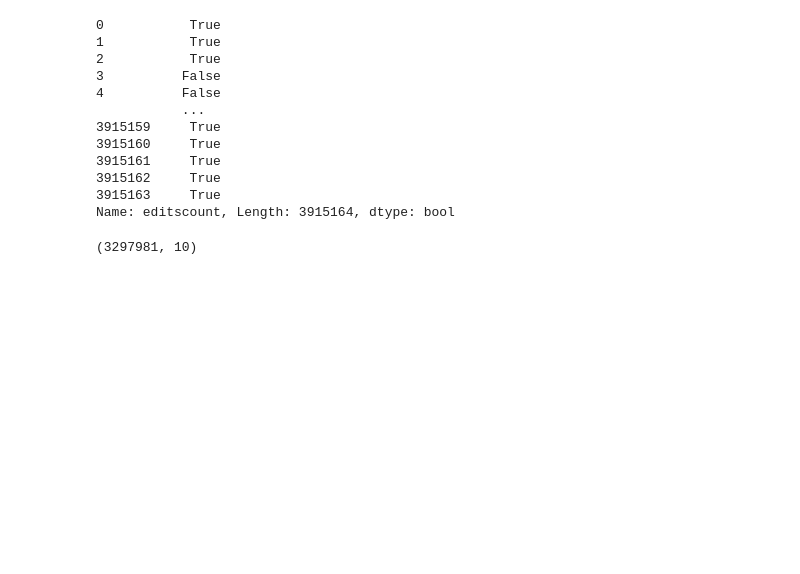
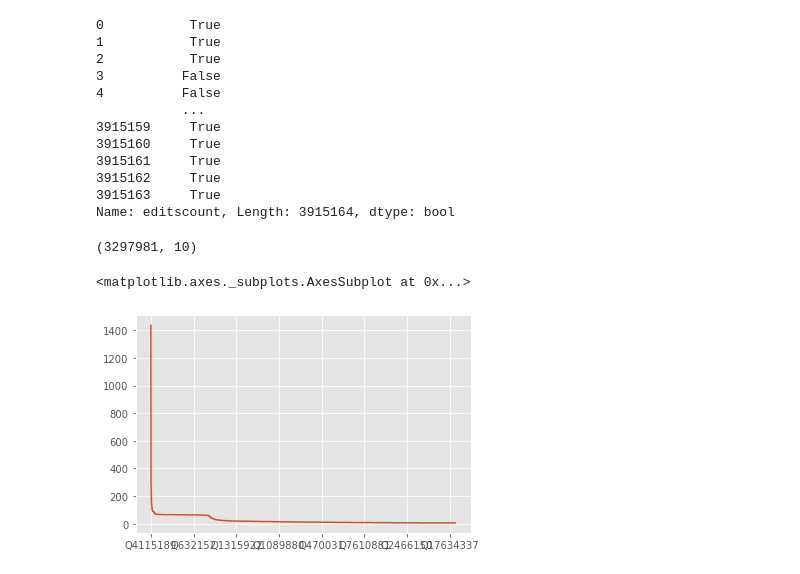
Before and after one commit to yadavtushita/6CCS3PRJ-WikidataProject, a Jupyter notebook: Politics.ipynb, the cells around one changed output. Drawn from its saved outputs; the diff is of its cells as text; code cells hidden in the pictures; blank space fills up the shorter version.

```diff
--- a/Politics.ipynb
+++ b/Politics.ipynb
@@ -406,0 +421,7 @@ rev_highly_edited.shape
+# %%
+highly_edited_items = rev_highly_edited['qid'].value_counts()
+# %%
+highly_edited_items.plot.line()
+# %% [output]
+<matplotlib.axes._subplots.AxesSubplot at 0x...>
+[figure, added]
```
Also changed, not shown: parts of 27 cells of this notebook, 1 other file.
